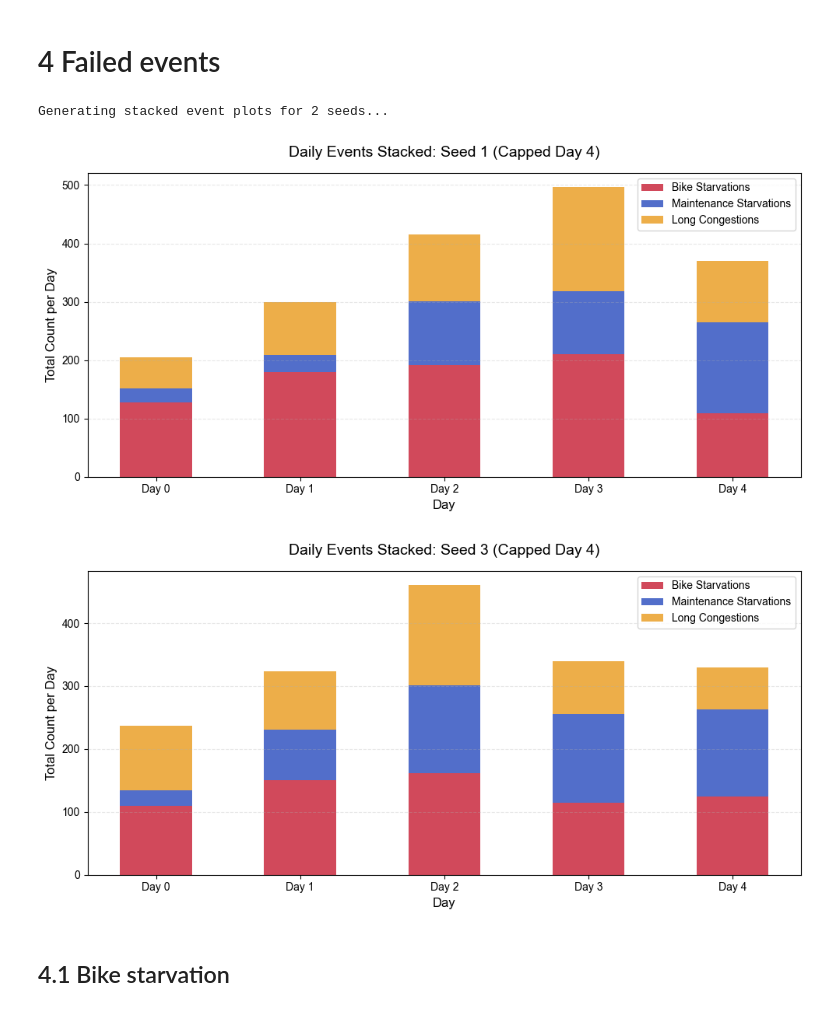
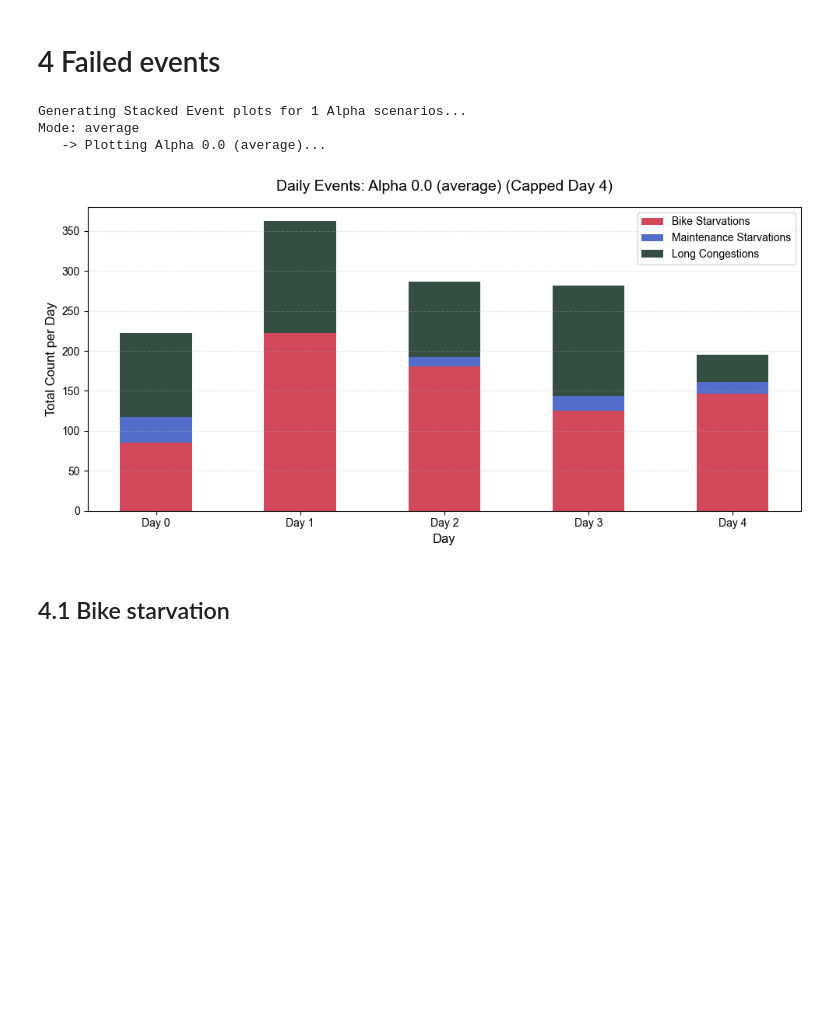
Before and after one commit to EECS-NTNU/FOMOsim, a Jupyter notebook: policies/sjovik_sund/Scripts/Maintenance_reward_analysis/alphas_and_seeds.ipynb, the cells around one changed output. Saved outputs shown, nothing was run; the diff lists cells and outputs as text; code cells hidden in the pictures; blank space fills up the shorter version.

```diff
--- a/policies/sjovik_sund/Scripts/Maintenance_reward_analysis/alphas_and_seeds.ipynb
+++ b/policies/sjovik_sund/Scripts/Maintenance_reward_analysis/alphas_and_seeds.ipynb
@@ -942,13 +1004,26 @@ import matplotlib.pyplot as plt
 import numpy as np
 
 # ---------------------------
-# 1. DEFINE PLOTTING FUNCTION
+# 1. SETUP COLORS (Full Palette)
+# ---------------------------
+# Redefining this here ensures the list has enough items (indices 0 to 6)
+colors = [
+    ("Pale Fern", "#D9E5D6"),   # 0
+    ("Sage Green", "#84A579"),  # 1
+    ("Dark Spruce", "#344E41"), # 2 (Green)
+    ("Warm Red", "#D1495B"),    # 3 (Red)
+    ("Ochre Gold", "#EDAE49"),  # 4 (Gold)
+    ("Blue Accent", "#526ECA"), # 5 (Blue)
+    ("Mist Grey", "#E6E6E6"),   # 6
+]
+
+# ---------------------------
+# 2. DEFINE PLOTTING FUNCTION
 # ---------------------------
 def plot_daily_events_stacked(df_hourly, title_label):
     """
     Aggregates hourly data by Day and plots a STACKED bar chart
     for Starvations and Congestions.
-    Applies global CAP_AT_DAY_4 filter.
     """
     # 1. APPLY CAP
     df_filtered = apply_time_cap(df_hourly).copy()
@@ -958,14 +1033,12 @@ def plot_daily_events_stacked(df_hourly, title_label):
         return
 
     # 2. Group by Day to get daily totals
-    # We sum the metrics for each day
     daily = (
         df_filtered.groupby("Day")
         .agg({
             "Bike Starvations": "sum",
             "Maintenance Starvations": "sum",
             "Long Congestions": "sum",
-            # "Short Congestions": "sum" # Add if you want to include short ones
         })
         .reset_index()
     )
@@ -984,61 +1057,63 @@ def plot_daily_events_stacked(df_hourly, title_label):
     # 4. Plotting
     plt.figure(figsize=(10, 5))
 
-    # Stack 1: Bike Starvations (Bottom)
+    # Stack 1: Bike Starvations (Bottom) -> Red
     p1 = plt.bar(x, bike_starv, width=width,
-                 label="Bike Starvations", color=colors[3][1]) # Orange/Red
+                 label="Bike Starvations", color=colors[3][1])
 
-    # Stack 2: Maintenance Starvations (Middle) -> Bottom = bike_starv
+    # Stack 2: Maintenance Starvations (Middle) -> Blue
     p2 = plt.bar(x, maint_starv, width=width, bottom=bike_starv,
-                 label="Maintenance Starvations", color=colors[5][1]) # Blue
+                 label="Maintenance Starvations", color=colors[5][1])
 
-    # Stack 3: Congestions (Top) -> Bottom = bike_starv + maint_starv
+    # Stack 3: Congestions (Top) -> Green (Dark Spruce)
+    # Changed from [4] (Gold) to [2] (Spruce) to match "Green/Teal" comment
     p3 = plt.bar(x, congestions, width=width, bottom=bike_starv + maint_starv,
-                 label="Long Congestions", color=colors[4][1]) # Green/Teal
+                 label="Long Congestions", color=colors[2][1])
 
     # 5. Styling
     cap_text = "(Capped Day 4)" if CAP_AT_DAY_4 else "(Full Week)"
 
     plt.xlabel("Day", fontsize=12)
     plt.ylabel("Total Count per Day", fontsize=12)
-    plt.title(f"Daily Events Stacked: {title_label} {cap_text}", fontsize=14, pad=15)
+    plt.title(f"Daily Events: {title_label} {cap_text}", fontsize=14, pad=15)
 
     plt.xticks(x, [f"Day {int(d)}" for d in days])
     plt.grid(axis='y', linestyle='--', alpha=0.3)
     plt.legend(loc='upper right')
 
     # Save
-    safe_label = title_label.replace(" ", "_").replace("(", "").replace(")", "")
+    safe_label = title_label.replace(" ", "_").replace("(", "").replace(")", "").replace(".", "pt")
+
     plt.tight_layout()
-    plt.savefig(f"daily_stacked_events_{safe_label}_capped_{CAP_AT_DAY_4}.svg")
+    plt.savefig(
+        f"daily_stacked_events_{safe_label}_capped_{CAP_AT_DAY_4}.svg",
+        bbox_inches='tight',
+        pad_inches=0.02
+    )
     plt.show()
 
 # ---------------------------
-# 2. EXECUTION LOGIC
+# 3. EXECUTION LOGIC
 # ---------------------------
 
-if selection_mode == "all":
-    print(f"Generating stacked event plots for {len(all_seeds_data)} seeds...")
+print(f"Generating Stacked Event plots for {len(alpha_results)} Alpha scenarios...")
+print(f"Mode: {selection_mode}")
 
-    for seed_num, data_dict in all_seeds_data.items():
-        plot_daily_events_stacked(
-            df_hourly=data_dict["hourly"],
-            title_label=f"Seed {seed_num}"
-        )
+for alpha_val, data_dict in alpha_results.items():
 
-else:
-    # Works for both Single Seed (int) and Average mode
-    # In 'Average' mode, hourly_data is already the mean of all seeds.
-    print(f"Generating stacked event plot for: {source_label}")
+    current_hourly_df = data_dict["hourly"]
+    label_text = f"Alpha {alpha_val} ({selection_mode})"
 
+    print(f"   -> Plotting {label_text}...")
     plot_daily_events_stacked(
-        df_hourly=hourly_data,
-        title_label=source_label
+        df_hourly=current_hourly_df,
+        title_label=label_text
     )
 # %% [output]
-Generating stacked event plots for 2 seeds...
+Generating Stacked Event plots for 1 Alpha scenarios...
+Mode: average
+   -> Plotting Alpha 0.0 (average)...
-[figure, old version]
+[figure, new version]
-[figure, removed]
 # %% [markdown]
 ## 4.1 Bike starvation
 # %% [markdown]
```
Also changed, not shown: parts of 23 cells of this notebook.
